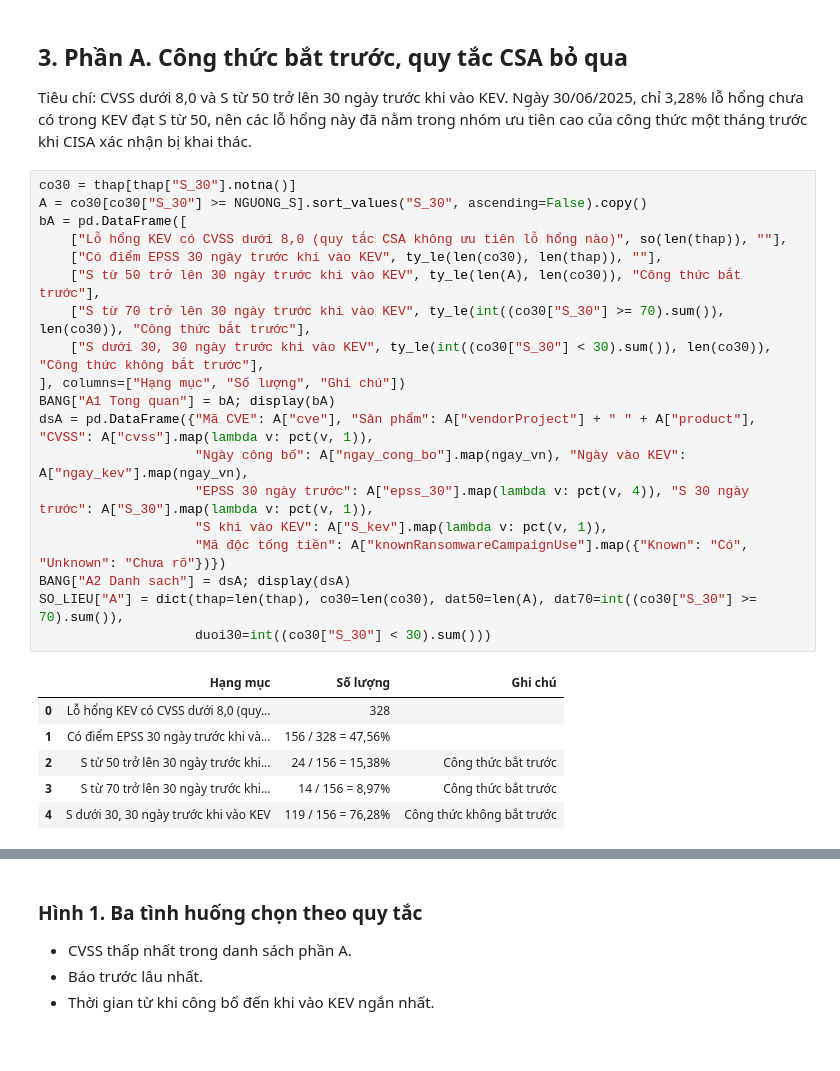
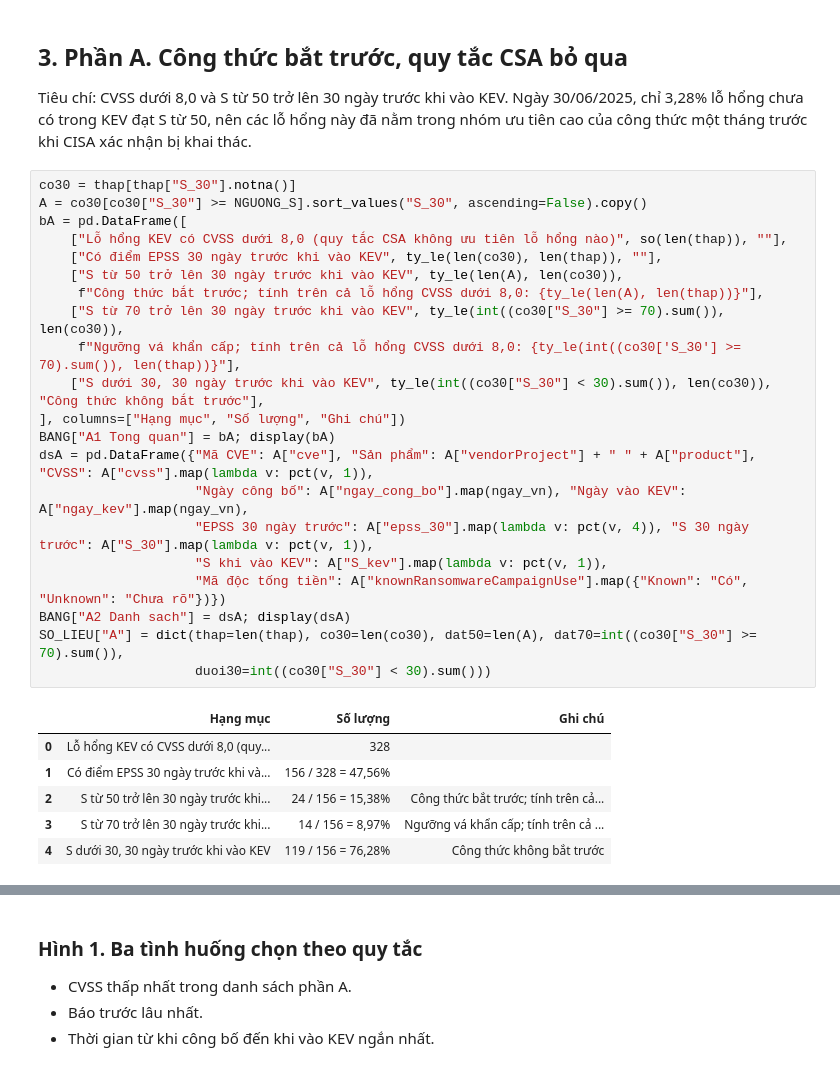
Before and after one commit to vuongtranminh/Cybersecurity-Policy-and-Governance, a Jupyter notebook: Thu_Kha_Thi/notebooks/tinh_huong_dien_hinh.ipynb, the cells around one changed output, grey strips where cells are left out. Saved outputs shown, nothing was run; the diff lists cells and outputs as text.

```diff
--- a/Thu_Kha_Thi/notebooks/tinh_huong_dien_hinh.ipynb
+++ b/Thu_Kha_Thi/notebooks/tinh_huong_dien_hinh.ipynb
@@ -91,28 +93,30 @@ Tiêu chí: CVSS dưới 8,0 và S từ 50 trở lên 30 ngày trước khi vào
 # %%
 co30 = thap[thap["S_30"].notna()]
 A = co30[co30["S_30"] >= NGUONG_S].sort_values("S_30", ascending=False).copy()
 bA = pd.DataFrame([
     ["Lỗ hổng KEV có CVSS dưới 8,0 (quy tắc CSA không ưu tiên lỗ hổng nào)", so(len(thap)), ""],
     ["Có điểm EPSS 30 ngày trước khi vào KEV", ty_le(len(co30), len(thap)), ""],
-    ["S từ 50 trở lên 30 ngày trước khi vào KEV", ty_le(len(A), len(co30)), "Công thức bắt trước"],
-    ["S từ 70 trở lên 30 ngày trước khi vào KEV", ty_le(int((co30["S_30"] >= 70).sum()), len(co30)), "Công thức bắt trước"],
+    ["S từ 50 trở lên 30 ngày trước khi vào KEV", ty_le(len(A), len(co30)),
+     f"Công thức bắt trước; tính trên cả lỗ hổng CVSS dưới 8,0: {ty_le(len(A), len(thap))}"],
+    ["S từ 70 trở lên 30 ngày trước khi vào KEV", ty_le(int((co30["S_30"] >= 70).sum()), len(co30)),
+     f"Ngưỡng vá khẩn cấp; tính trên cả lỗ hổng CVSS dưới 8,0: {ty_le(int((co30['S_30'] >= 70).sum()), len(thap))}"],
     ["S dưới 30, 30 ngày trước khi vào KEV", ty_le(int((co30["S_30"] < 30).sum()), len(co30)), "Công thức không bắt trước"],
 ], columns=["Hạng mục", "Số lượng", "Ghi chú"])
 BANG["A1 Tong quan"] = bA; display(bA)
 dsA = pd.DataFrame({"Mã CVE": A["cve"], "Sản phẩm": A["vendorProject"] + " " + A["product"], "CVSS": A["cvss"].map(lambda v: pct(v, 1)),
                     "Ngày công bố": A["ngay_cong_bo"].map(ngay_vn), "Ngày vào KEV": A["ngay_kev"].map(ngay_vn),
                     "EPSS 30 ngày trước": A["epss_30"].map(lambda v: pct(v, 4)), "S 30 ngày trước": A["S_30"].map(lambda v: pct(v, 1)),
                     "S khi vào KEV": A["S_kev"].map(lambda v: pct(v, 1)),
                     "Mã độc tống tiền": A["knownRansomwareCampaignUse"].map({"Known": "Có", "Unknown": "Chưa rõ"})})
 BANG["A2 Danh sach"] = dsA; display(dsA)
 SO_LIEU["A"] = dict(thap=len(thap), co30=len(co30), dat50=len(A), dat70=int((co30["S_30"] >= 70).sum()),
                     duoi30=int((co30["S_30"] < 30).sum()))
 # %% [output]
 |  | Hạng mục | Số lượng | Ghi chú |
 | 0 | Lỗ hổng KEV có CVSS dưới 8,0 (quy... | 328 |  |
 | 1 | Có điểm EPSS 30 ngày trước khi và... | 156 / 328 = 47,56% |  |
-| 2 | S từ 50 trở lên 30 ngày trước khi... | 24 / 156 = 15,38% | Công thức bắt trước |
-| 3 | S từ 70 trở lên 30 ngày trước khi... | 14 / 156 = 8,97% | Công thức bắt trước |
+| 2 | S từ 50 trở lên 30 ngày trước khi... | 24 / 156 = 15,38% | Công thức bắt trước; tính trên cả... |
+| 3 | S từ 70 trở lên 30 ngày trước khi... | 14 / 156 = 8,97% | Ngưỡng vá khẩn cấp; tính trên cả ... |
 | 4 | S dưới 30, 30 ngày trước khi vào KEV | 119 / 156 = 76,28% | Công thức không bắt trước |
 |  | Mã CVE | Sản phẩm | CVSS | Ngày công bố | Ngày vào KEV | EPSS 30 ngày trước | S 30 ngày trước | ... |
 | 806 | CVE-2016-6415 | Cisco IOS, IOS XR, and IOS XE | 7,5 | 19/09/2016 | 19/05/2023 | 0,9727 | 74,4 | ... |
```
Also changed, not shown: parts of 4 cells of this notebook, 13 other files.
